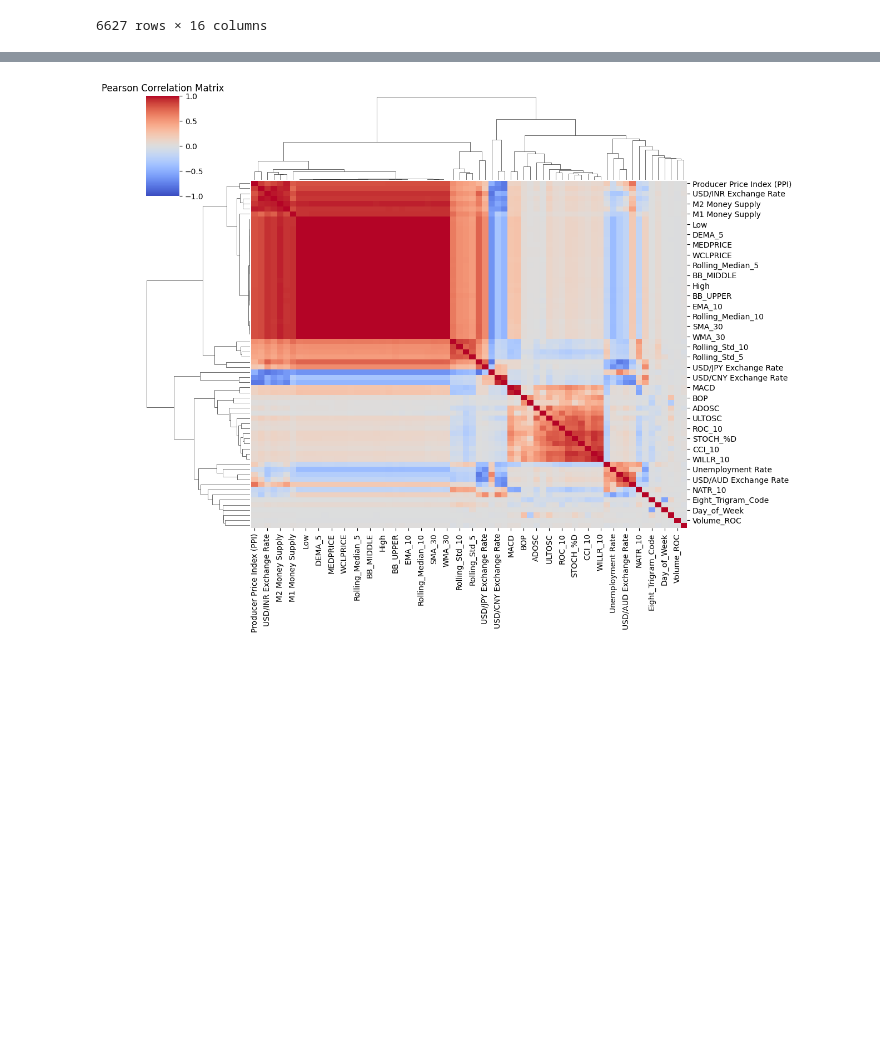
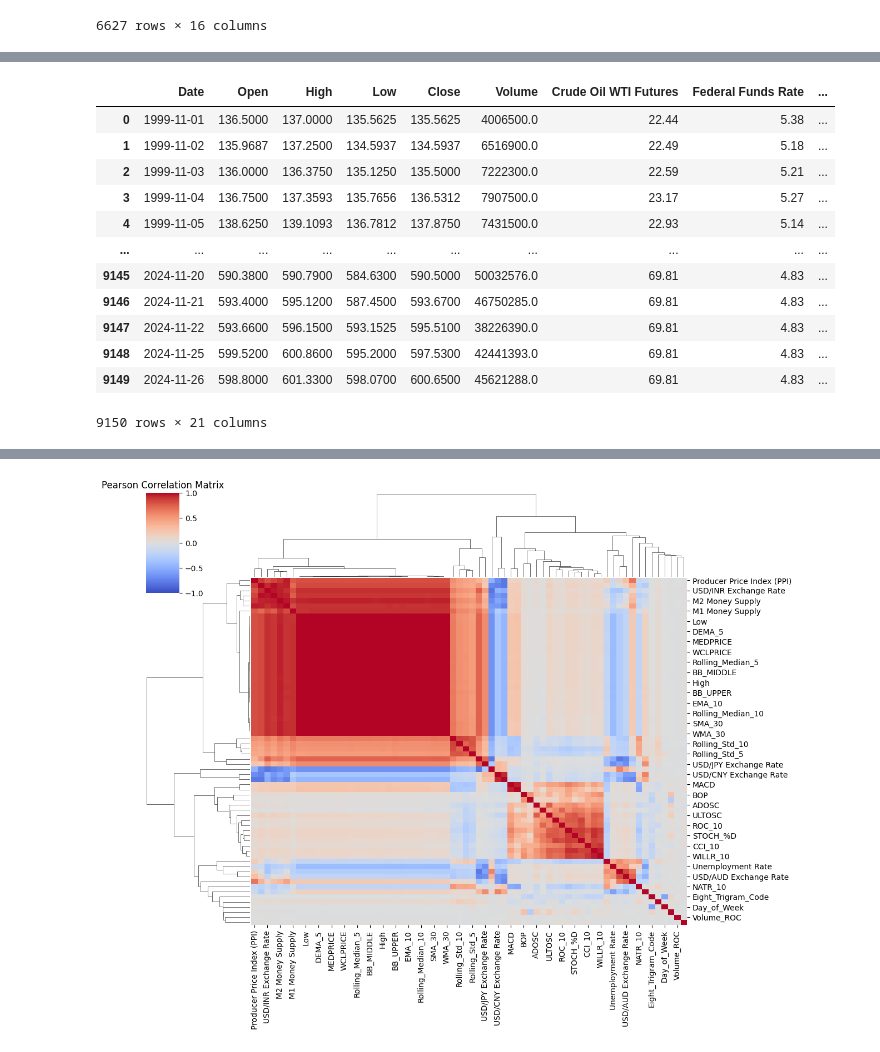
Before and after one commit to KareemAbedHelmy/StockPrediction, a Jupyter notebook: LeeFiles/data_preprocessingv3_dataset2.ipynb, the cells around one changed output, grey strips where cells are left out. Cells and saved outputs as stored; diff of their text form; code cells hidden in the pictures; blank space fills up the shorter version.

```diff
--- a/LeeFiles/data_preprocessingv3_dataset2.ipynb
+++ b/LeeFiles/data_preprocessingv3_dataset2.ipynb
@@ -336,2 +336,20 @@ plt.show()
 # %%
 # combined_df.to_csv('combined_df.csv', index=False)
+# %%
+combined_df = pd.read_csv('combined_df.csv')
+combined_df['Date'] = pd.to_datetime(combined_df['Date'])
+combined_df
+# %% [output]
+|  | Date | Open | High | Low | Close | Volume | Crude Oil WTI Futures | Federal Funds Rate | ... |
+| 0 | 1999-11-01 | 136.5000 | 137.0000 | 135.5625 | 135.5625 | 4006500.0 | 22.44 | 5.38 | ... |
+| 1 | 1999-11-02 | 135.9687 | 137.2500 | 134.5937 | 134.5937 | 6516900.0 | 22.49 | 5.18 | ... |
+| 2 | 1999-11-03 | 136.0000 | 136.3750 | 135.1250 | 135.5000 | 7222300.0 | 22.59 | 5.21 | ... |
+| 3 | 1999-11-04 | 136.7500 | 137.3593 | 135.7656 | 136.5312 | 7907500.0 | 23.17 | 5.27 | ... |
+| 4 | 1999-11-05 | 138.6250 | 139.1093 | 136.7812 | 137.8750 | 7431500.0 | 22.93 | 5.14 | ... |
+| ... | ... | ... | ... | ... | ... | ... | ... | ... | ... |
+| 9145 | 2024-11-20 | 590.3800 | 590.7900 | 584.6300 | 590.5000 | 50032576.0 | 69.81 | 4.83 | ... |
+| 9146 | 2024-11-21 | 593.4000 | 595.1200 | 587.4500 | 593.6700 | 46750285.0 | 69.81 | 4.83 | ... |
+| 9147 | 2024-11-22 | 593.6600 | 596.1500 | 593.1525 | 595.5100 | 38226390.0 | 69.81 | 4.83 | ... |
+| 9148 | 2024-11-25 | 599.5200 | 600.8600 | 595.2000 | 597.5300 | 42441393.0 | 69.81 | 4.83 | ... |
+| 9149 | 2024-11-26 | 598.8000 | 601.3300 | 598.0700 | 600.6500 | 45621288.0 | 69.81 | 4.83 | ... |
+9150 rows × 21 columns
```
Also changed, not shown: parts of 9 cells of this notebook.
